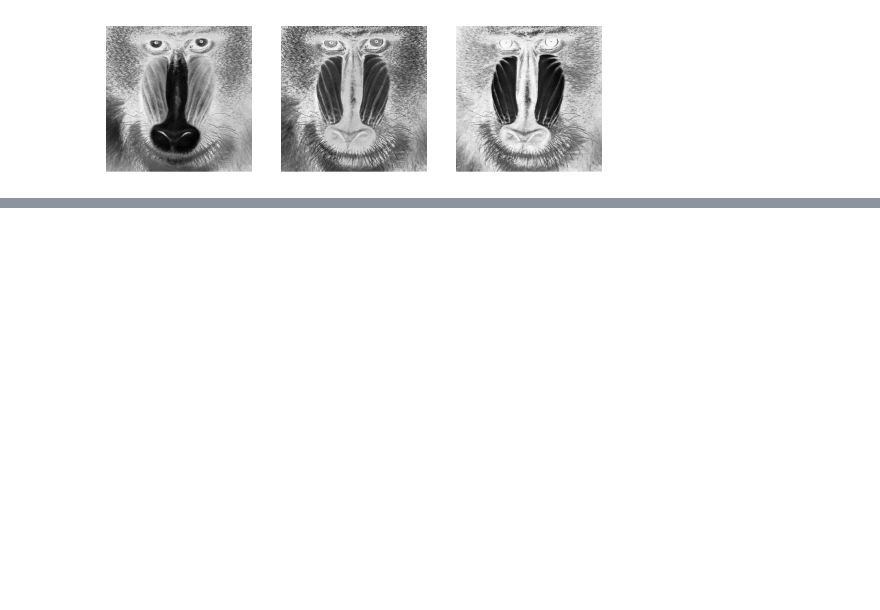
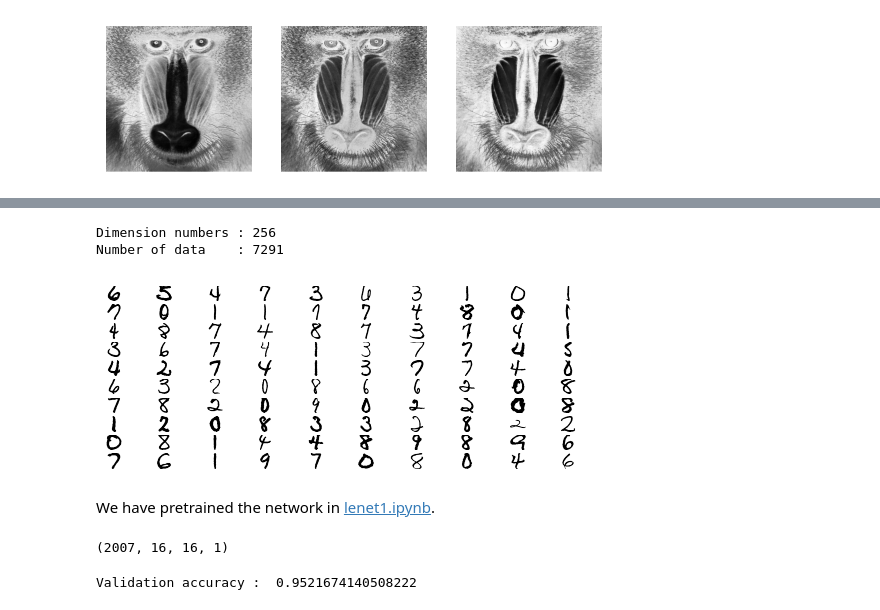
Before and after one commit to auralius/AEK3LBB3, a Jupyter notebook: convlayers.ipynb, the cells around one changed output, grey strips where cells are left out. Cells and saved outputs as stored; diff of their text form; code cells hidden in the pictures; blank space fills up the shorter version.

Commit message:
Add lenet-1 with USPS dataset

```diff
--- a/convlayers.ipynb
+++ b/convlayers.ipynb
@@ -229,0 +265,28 @@ Shape of the output image
+# %%
+import h5py
+with h5py.File("./datasets/usps/usps.h5", 'r') as hf:
+    x_train = hf.get("train").get('data')[:].reshape(-1, 16, 16) * 255.0
+    y_train = np.int32(hf.get("train").get('target')[:])
+
+    x_test = hf.get("test").get('data')[:].reshape(-1, 16, 16) * 255.0
+    y_test = np.int32(hf.get("test").get('target')[:])
+
+print("Dimension numbers :", x_train.shape[1] * x_train.shape[2])
+print("Number of data    :", x_train.shape[0])
+# %% [output]
+Dimension numbers : 256
+Number of data    : 7291
+# %%
+# Peforming reshaping operation
+x_train = x_train.reshape(x_train.shape[0], 16, 16, 1)
+x_test = x_test.reshape(x_test.shape[0], 16, 16, 1)
+# %%
+for i in range(100):
+    X = x_train[i,:,:]
+    plt.subplot(20, 10, i + 1)
+    plt.imshow(X.astype('uint8'), cmap='Greys')
+    plt.axis('off')
+# %% [output]
+[figure, added]
+# %% [markdown]
+We have pretrained the network in [lenet1.ipynb](./lenet1.ipynb).
@@ -229,0 +304,4 @@ Shape of the output image
+# %%
+x_test.shape
+# %% [output]
+(2007, 16, 16, 1)
@@ -229,0 +331,6 @@ Shape of the output image
+# %%
+# Predict on the validation set
+val_acc = (y_predict == y_test).mean()
+print('Validation accuracy : ', val_acc)
+# %% [output]
+Validation accuracy :  0.9521674140508222
```
Also changed, not shown: parts of 22 cells of this notebook, 1 other file.
